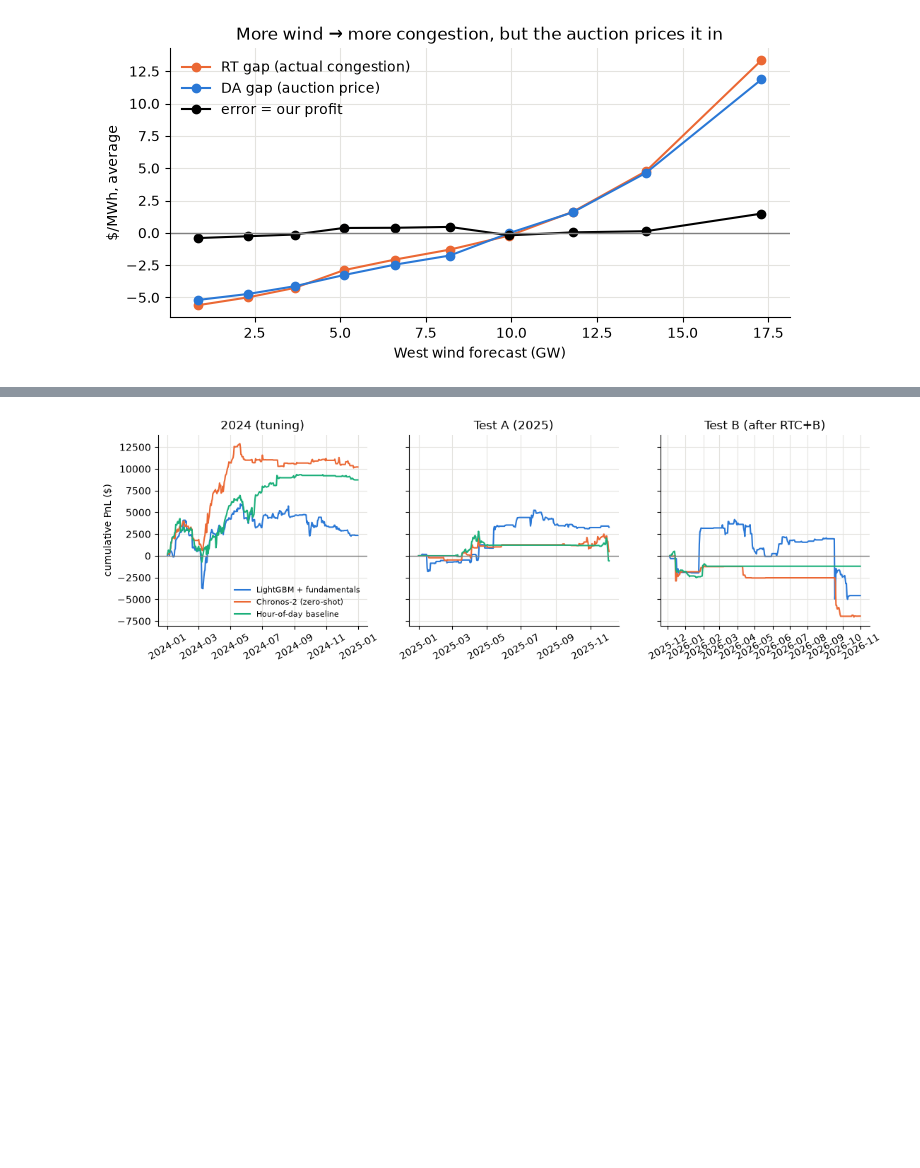
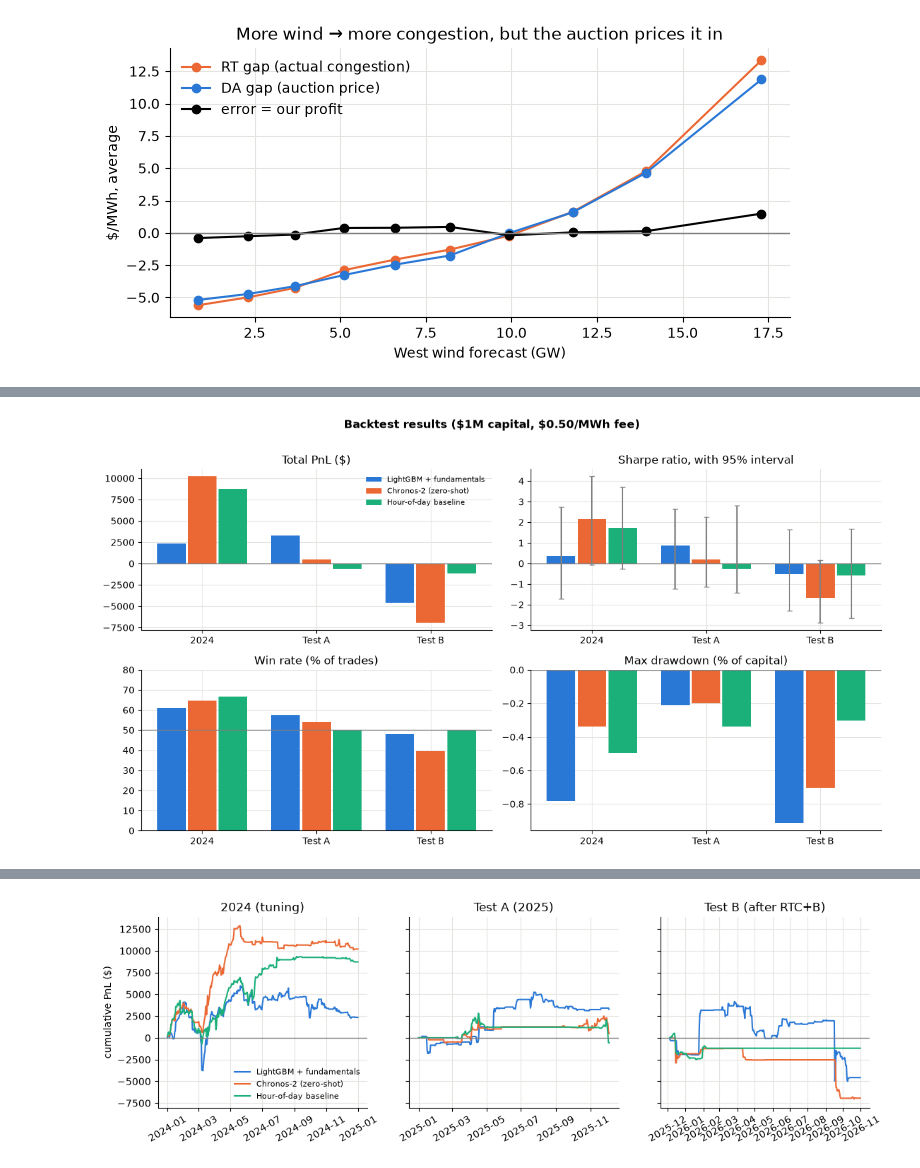
Before and after one commit to zhengwaihongben/project_applied_algorithm, a Jupyter notebook: notebooks/ptp_findings.ipynb, the cells around one changed output, grey strips where cells are left out. Saved outputs shown, nothing was run; the diff lists cells and outputs as text; code cells hidden in the pictures; blank space fills up the shorter version.

```diff
--- a/notebooks/ptp_findings.ipynb
+++ b/notebooks/ptp_findings.ipynb
@@ -393,0 +402,14 @@ LightGBM breakeven fee (Test A + B): $0.31/MWh
+# %%
+rows = []
+for m in MODELS:
+    for p in PERIODS:
+        d = pd.read_csv(OUTPUT / "backtest" / f"daily_{m}_{p}.csv")
+        t = pd.read_csv(OUTPUT / "backtest" / f"trades_{m}_{p}.csv")
+        rows.append({"model": LABELS[m], "period": p,
+                     "trades at 10 MW cap %": (t.mw == 10).mean() * 100,
+                     "bids rejected by $25 cap": int((~t.cleared).sum()),
+                     "days size halved": int((d.scale == 0.5).sum()),
+                     "days with no trading": int((d.scale == 0).sum()),
+                     "worst day % of capital": d.pnl.min() / 1e6 * 100,
+                     "max drawdown %": d.drawdown.min() * 100})
+pd.DataFrame(rows).set_index(["period", "model"]).sort_index().round(2)
@@ -393,0 +436,23 @@ LightGBM breakeven fee (Test A + B): $0.31/MWh
+# %%
+M = json.loads((OUTPUT / "metrics.json").read_text())["models"]
+panels = [("total_pnl", "Total PnL ($)"), ("sharpe", "Sharpe ratio, with 95% interval"),
+          ("win_rate", "Win rate (% of trades)"), ("max_drawdown_pct", "Max drawdown (% of capital)")]
+fig, axes = plt.subplots(2, 2, figsize=(12, 6.5))
+x = np.arange(3)
+for ax, (key, title) in zip(axes.flat, panels):
+    for i, m in enumerate(M):
+        r = [M[m]["periods"][p] for p in PERIODS]
+        v = np.array([q[key] * (100 if key == "win_rate" else 1) for q in r])
+        err = None
+        if key == "sharpe":
+            err = [v - [q["sharpe_ci"][0] for q in r], [q["sharpe_ci"][1] for q in r] - v]
+        ax.bar(x + (i - 1) * 0.27, v, 0.25, color=COLORS[m], label=LABELS[m], yerr=err, capsize=3, ecolor="gray")
+    ax.axhline(50 if key == "win_rate" else 0, color="gray", lw=1)
+    ax.set_xticks(x, ["2024", "Test A", "Test B"]); ax.set_title(title)
+axes[1, 0].set_ylim(0, 80)
+axes[0, 0].legend(fontsize=8)
+fig.suptitle(r"Backtest results (\$1M capital, \$0.50/MWh fee)", fontweight="bold", y=1.01)
+fig.tight_layout()
+fig.savefig(FIG / "backtest_results.png", bbox_inches="tight", dpi=150); plt.show()
+# %% [output]
+[figure, added]
```
Also changed, not shown: parts of 19 cells of this notebook, 2 other files.
